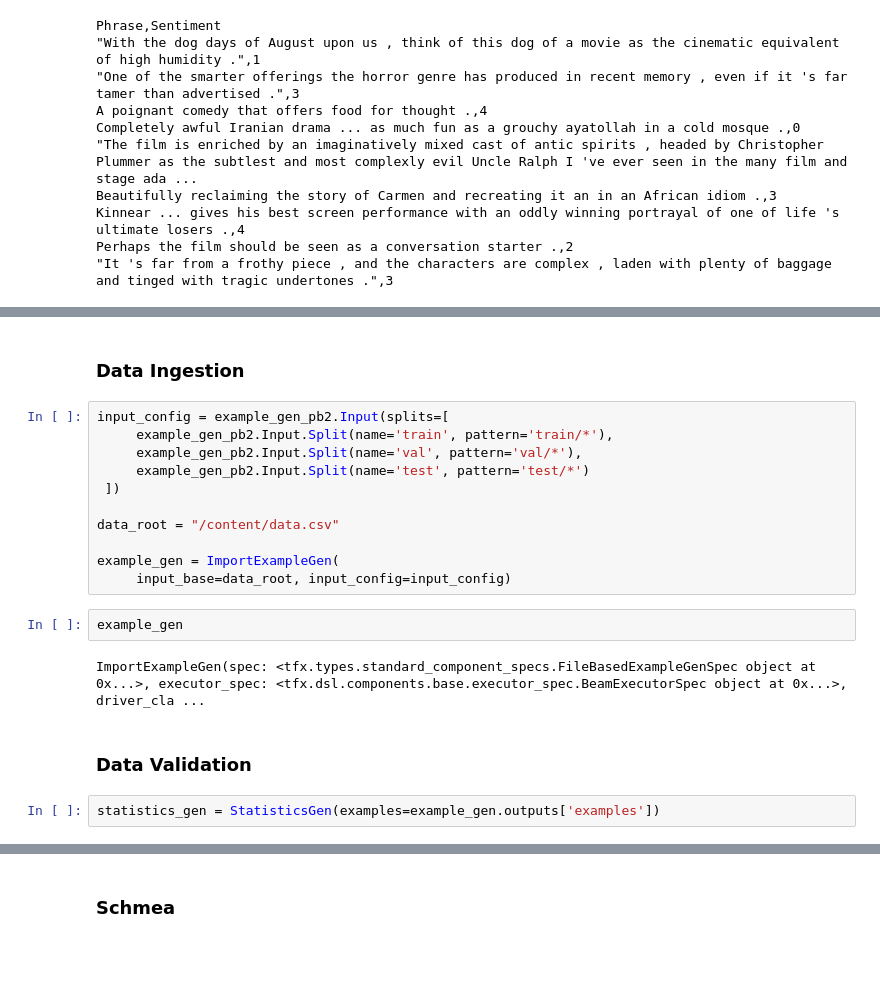
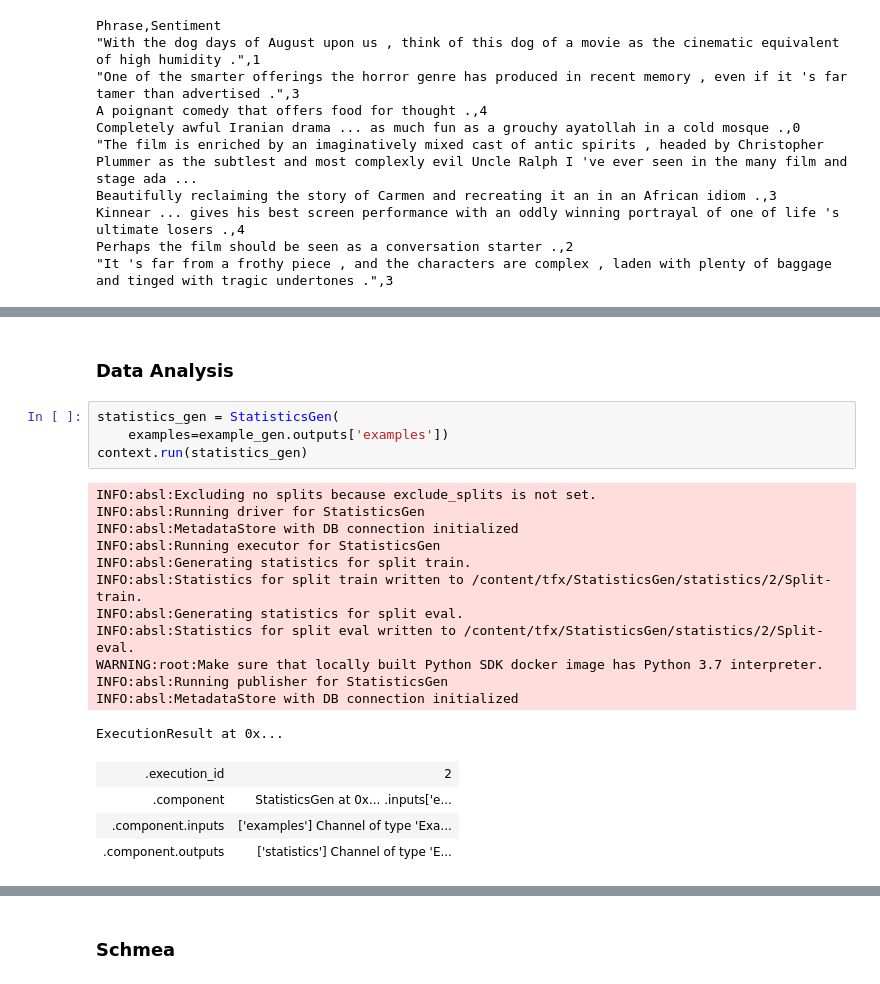
Before and after one commit to Satwikram/Tensorflow-Extended, a Jupyter notebook: End to End BERT using TFX.ipynb, the cells around one changed output, grey strips where cells are left out. Drawn from its saved outputs; the diff is of its cells as text; blank space fills up the shorter version.

```diff
--- a/End to End BERT using TFX.ipynb
+++ b/End to End BERT using TFX.ipynb
@@ -169,21 +239,23 @@ Perhaps the film should be seen as a conversation starter .,2
 # %% [markdown]
-### Data Ingestion
+### Data Analysis
-# %%
-input_config = example_gen_pb2.Input(splits=[
-     example_gen_pb2.Input.Split(name='train', pattern='train/*'),
-     example_gen_pb2.Input.Split(name='val', pattern='val/*'),
-     example_gen_pb2.Input.Split(name='test', pattern='test/*')
- ])
-
-data_root = "/content/data.csv"
-
-example_gen = ImportExampleGen(
-     input_base=data_root, input_config=input_config)
-# %%
-example_gen
-# %% [output]
-ImportExampleGen(spec: <tfx.types.standard_component_specs.FileBasedExampleGenSpec object at 0x...>, executor_spec: <tfx.dsl.components.base.executor_spec.BeamExecutorSpec object at 0x...>, driver_cla ...
-# %% [markdown]
-### Data Validation
 # %%
-statistics_gen = StatisticsGen(examples=example_gen.outputs['examples'])
+statistics_gen = StatisticsGen(
+    examples=example_gen.outputs['examples'])
+context.run(statistics_gen)
+# %% [output]
+INFO:absl:Excluding no splits because exclude_splits is not set.
+INFO:absl:Running driver for StatisticsGen
+INFO:absl:MetadataStore with DB connection initialized
+INFO:absl:Running executor for StatisticsGen
+INFO:absl:Generating statistics for split train.
+INFO:absl:Statistics for split train written to /content/tfx/StatisticsGen/statistics/2/Split-train.
+INFO:absl:Generating statistics for split eval.
+INFO:absl:Statistics for split eval written to /content/tfx/StatisticsGen/statistics/2/Split-eval.
+WARNING:root:Make sure that locally built Python SDK docker image has Python 3.7 interpreter.
+INFO:absl:Running publisher for StatisticsGen
+INFO:absl:MetadataStore with DB connection initialized
+ExecutionResult at 0x...
+| .execution_id | 2 |
+| .component | StatisticsGen at 0x... .inputs['e... |
+| .component.inputs | ['examples'] Channel of type 'Exa... |
+| .component.outputs | ['statistics'] Channel of type 'E... |
```
Also changed, not shown: parts of 24 cells of this notebook.
